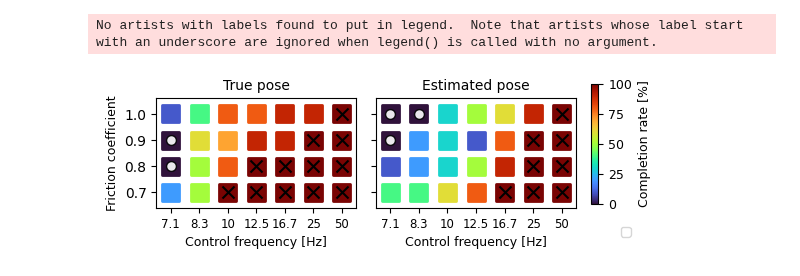
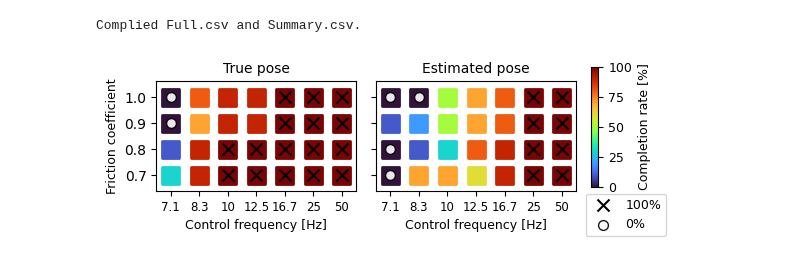
Before and after one commit to BDEvan5/f1tenth_benchmarks, a Jupyter notebook: f1tenth_benchmarks/benchmark_results/friction_result_plots.ipynb, the cells around one changed output. Cells and saved outputs as stored; diff of their text form; code cells hidden in the pictures.

```diff
--- a/f1tenth_benchmarks/benchmark_results/friction_result_plots.ipynb
+++ b/f1tenth_benchmarks/benchmark_results/friction_result_plots.ipynb
@@ -25,4 +91,5 @@ Complied Full.csv and Summary.csv.
 # %%
+process_data()
 timesteps = [2, 4, 6, 8, 10, 12, 14]
 friction_vals = [0.7, 0.8, 0.9, 1]
 map_name = "aut"
@@ -33,6 +100,7 @@ block_size = 150
 summary_df = pd.read_csv("Logs/Summary.csv")
 
 summary_df = summary_df[summary_df.Vehicle.isin(planner_names)]
+summary_df = summary_df[summary_df["TestID"].str[:2] == "mu"]
 test_ids = summary_df["TestID"].str.split("_", expand=True)
 summary_df["mu"] = test_ids[0].str[2:].astype(float) / 100
 timestep_series = test_ids[1].str[5:]
@@ -46,34 +114,34 @@ summary_df = summary_df[summary_df["MapName"] == map_name]
 
 fig, axs = plt.subplots(1, 2, figsize=(5, 2.), sharex=True, sharey=True)
 
 for i in range(len(planner_names)):
     data = summary_df[summary_df["Vehicle"] == planner_names[i]]
     color_axis = axs[i].scatter(data["simulator_timestep"], data["mu"], s=block_size, c=data["CompletionRate"], marker='s', linewidth=2, cmap='turbo', vmin=0, vmax=100)
     complete_df = data.loc[data.CompletionRate >= 99]
-    axs[i].scatter(complete_df["simulator_timestep"], complete_df["mu"], s=block_size/2, c='k', marker='x')
+    axs[i].scatter(complete_df["simulator_timestep"], complete_df["mu"], s=block_size/2, c='k', marker='x', label="100%")
     uncomplete_df = data.loc[data.CompletionRate <= 1]
-    axs[i].scatter(uncomplete_df["simulator_timestep"], uncomplete_df["mu"], s=block_size/3, edgecolors='k', marker='o', alpha=0.9, facecolor='w')
+    axs[i].scatter(uncomplete_df["simulator_timestep"], uncomplete_df["mu"], s=block_size/3, edgecolors='k', marker='o', alpha=0.9, facecolor='w', label="0%")
     axs[i].set_title(plot_titles[i], size=10)
     axs[i].set_xlabel("Control frequency [Hz]", size=9)
     axs[i].set_xticks([2, 4, 6, 8, 10, 12, 14])
     axs[i].set_xticklabels([50, 25, 16.7, 12.5, 10, 8.3, 7.1], fontsize=8.5)
     axs[i].set_xlim(15, 1)
 
 ax = plt.gca()
 cax = fig.add_axes([ax.get_position().x1+0.1, ax.get_position().y0+0.19, 0.015, ax.get_position().height*0.78])
 cbar = plt.colorbar(color_axis, cax=cax)
 cbar.set_label("Completion rate [%]", size=9)
 cbar.ax.tick_params(labelsize=9)
 
 axs[0].set_ylabel("Friction coefficient", size=9)
 axs[0].set_ylim(0.64, 1.06)
 axs[0].yaxis.set_major_locator(plt.MaxNLocator(5))
 
 plt.tight_layout()
 axs[1].legend(loc='center', bbox_to_anchor=(1.25, -0.22), fontsize=9)
 
 plt.savefig(save_path + "FrequencyFrictionCompletionRate.svg", bbox_inches='tight')
 plt.savefig(save_path + "FrequencyFrictionCompletionRate.pdf", bbox_inches='tight')
 # %% [output]
-No artists with labels found to put in legend.  Note that artists whose label start with an underscore are ignored when legend() is called with no argument.
+Complied Full.csv and Summary.csv.
-[figure, old version]
+[figure, new version]
```
Also changed, not shown: parts of 5 cells of this notebook, 8 other files.
